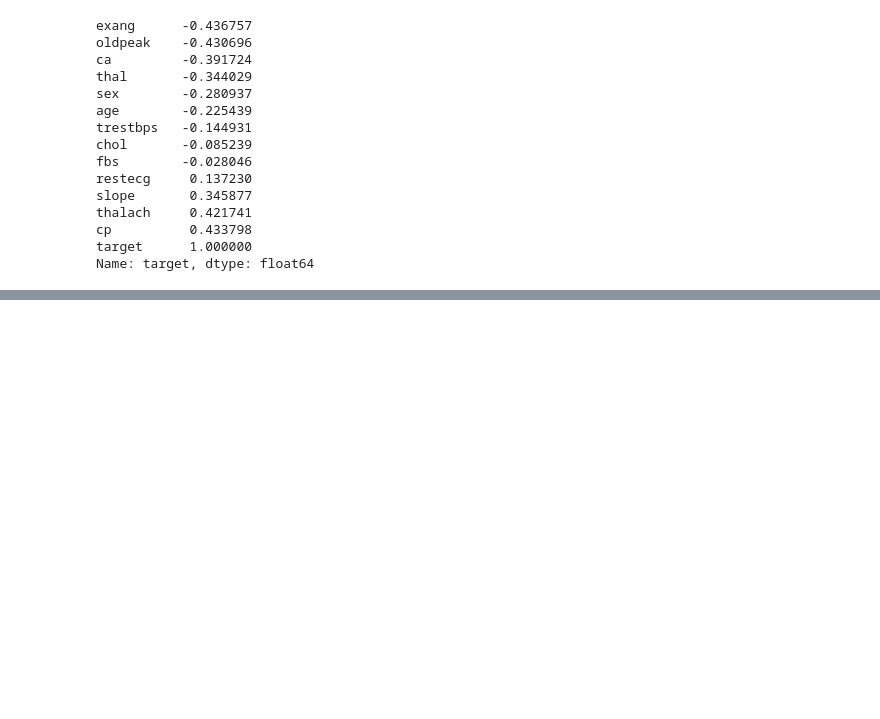
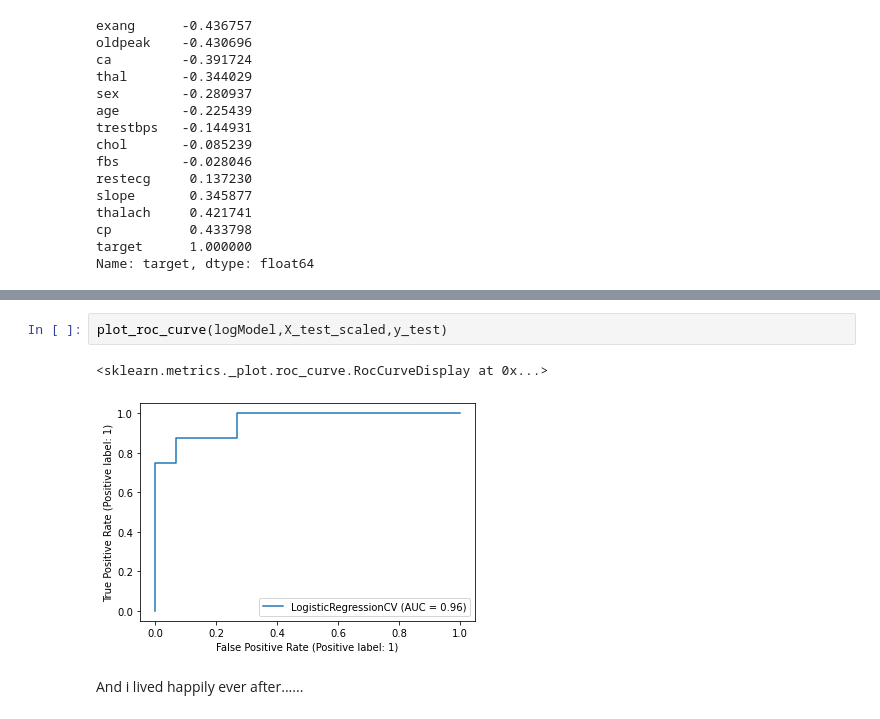
Before and after one commit to proton029/Challenges, a Jupyter notebook: Classify_Heart_diseases_LogisticRegression.ipynb, the cells around one changed output, grey strips where cells are left out. Cells and saved outputs as stored; diff of their text form; blank space fills up the shorter version.

```diff
--- a/Classify_Heart_diseases_LogisticRegression.ipynb
+++ b/Classify_Heart_diseases_LogisticRegression.ipynb
@@ -152,0 +298,7 @@ Name: target, dtype: float64
+# %%
+plot_roc_curve(logModel,X_test_scaled,y_test)
+# %% [output]
+<sklearn.metrics._plot.roc_curve.RocCurveDisplay at 0x...>
+[figure, added]
+# %% [markdown]
+And i lived happily ever after......
```
Also changed, not shown: parts of 30 cells of this notebook.
